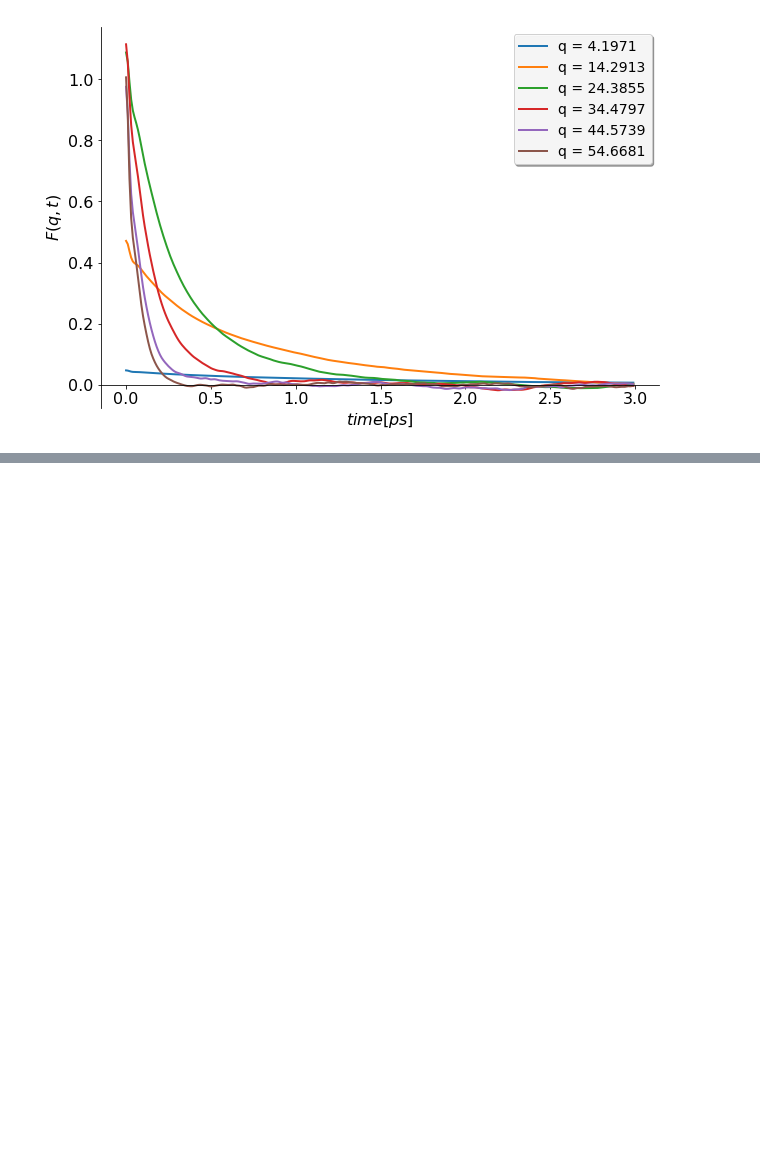
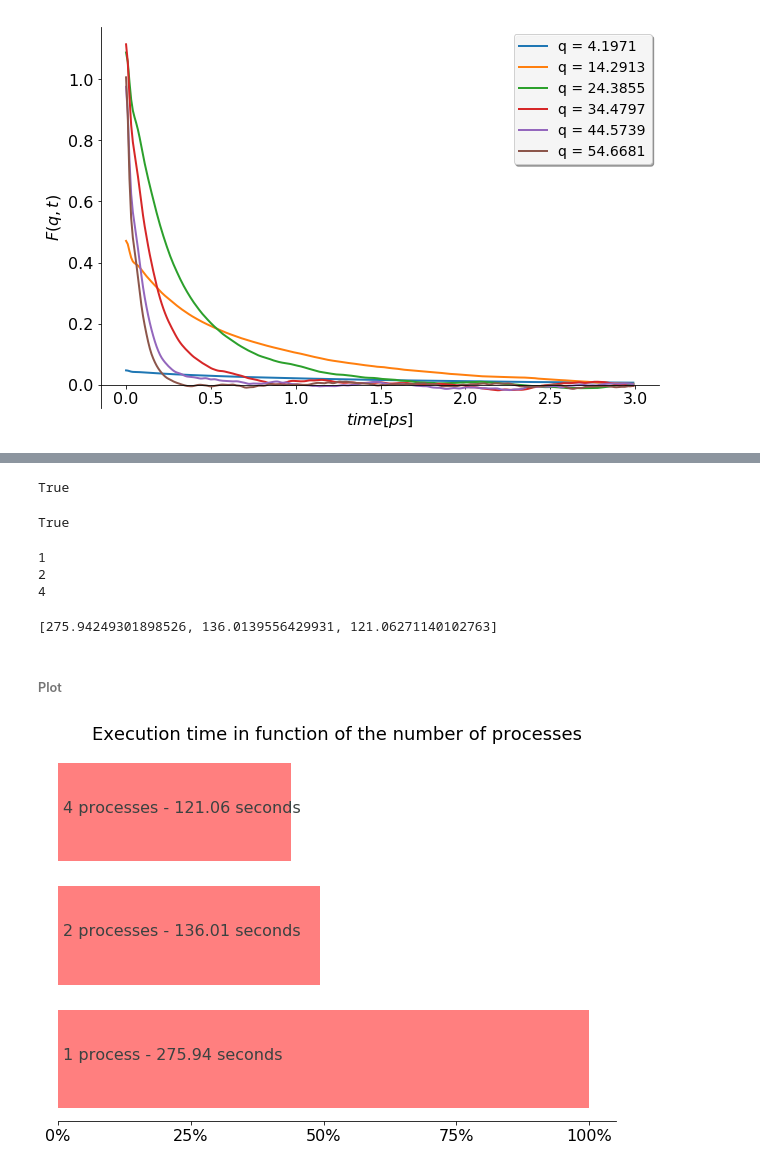
Before and after one commit to gchevrot/WebNmoldyn, a Jupyter notebook: F_coh.ipynb, the cells around one changed output, grey strips where cells are left out. Saved outputs shown, nothing was run; the diff lists cells and outputs as text; code cells hidden in the pictures; blank space fills up the shorter version.

Commit message:
multiprocessing

```diff
--- a/F_coh.ipynb
+++ b/F_coh.ipynb
@@ -114,0 +146,34 @@ plot_fcoh(f_q, ticks, time, percentage=0.03, legend=True)
+# %%
+np.array_equal(f_q, f_q_serial)
+# %% [output]
+True
+# %%
+np.array_equal(f_q, f_q_multiprocessing)
+# %% [output]
+True
+# %%
+benchmark = []
+nproc = [1,2,4]   # Number of processes that will be tested for the computation of f-coh
+
+for proc in nproc:
+    print(proc)
+    if proc == 1:
+        t_serial = timeit.Timer('serial_computation(shells=shells)', 'from __main__ import serial_computation, shells')
+        # By default, timeit run the function one million times. We run the function only once as the execution is quite long
+        benchmark.append(t_serial.timeit(number=1))
+    else:
+        t_multiproc = timeit.Timer('multiprocessing_computation(processes = '+str(proc) +', shells=shells)', 'from __main__ import multiprocessing_computation, shells')
+        # By default, timeit run the function one million times. We run the function only once as the execution is quite long
+        benchmark.append(t_multiproc.timeit(number=1))
+benchmark
+# %% [output]
+1
+2
+4
+[275.94249301898526, 136.0139556429931, 121.06271140102763]
+# %% [markdown]
+###### Plot
+# %%
+plot_benchmark(nproc, benchmark)
+# %% [output]
+[figure, added]
```
Also changed, not shown: parts of 9 cells of this notebook, 2 other files.
